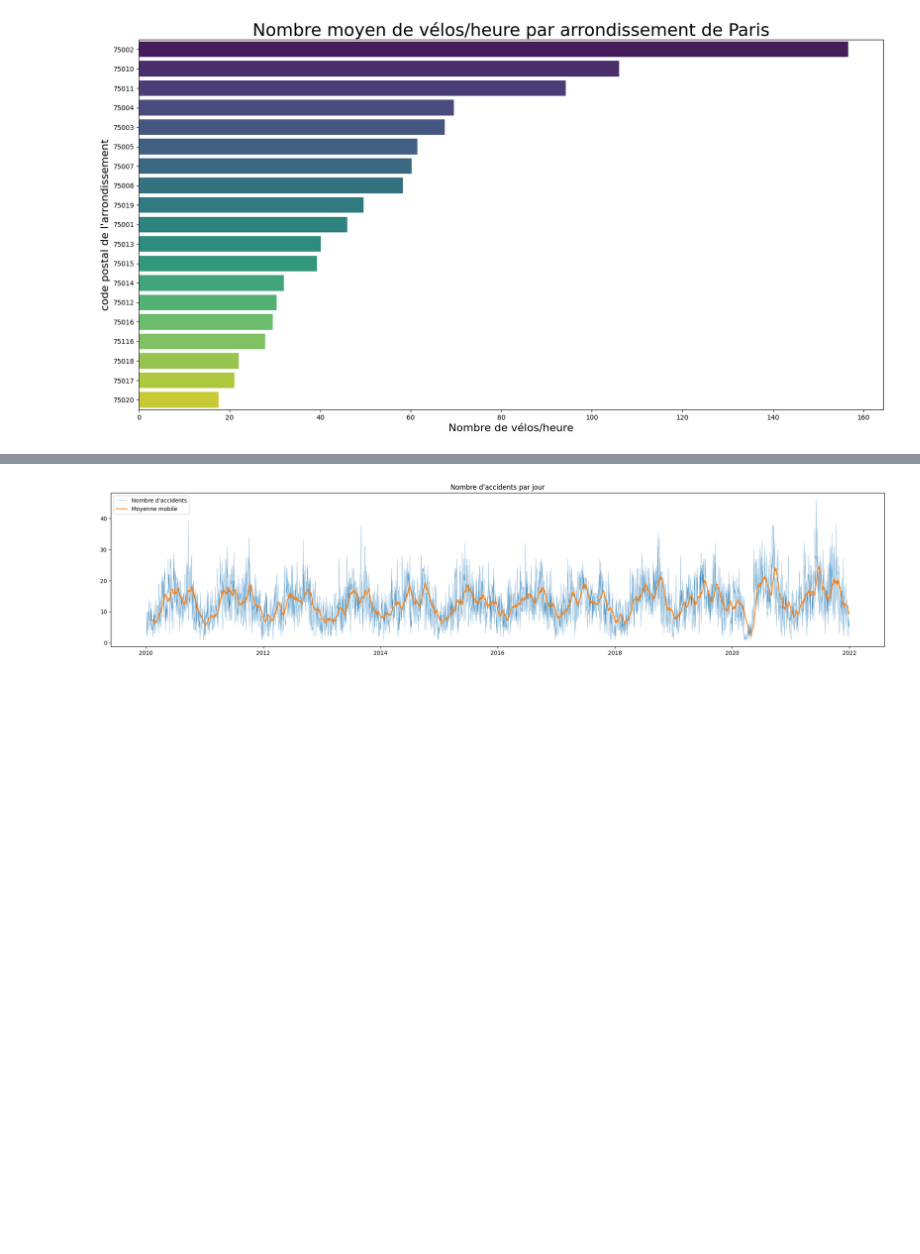
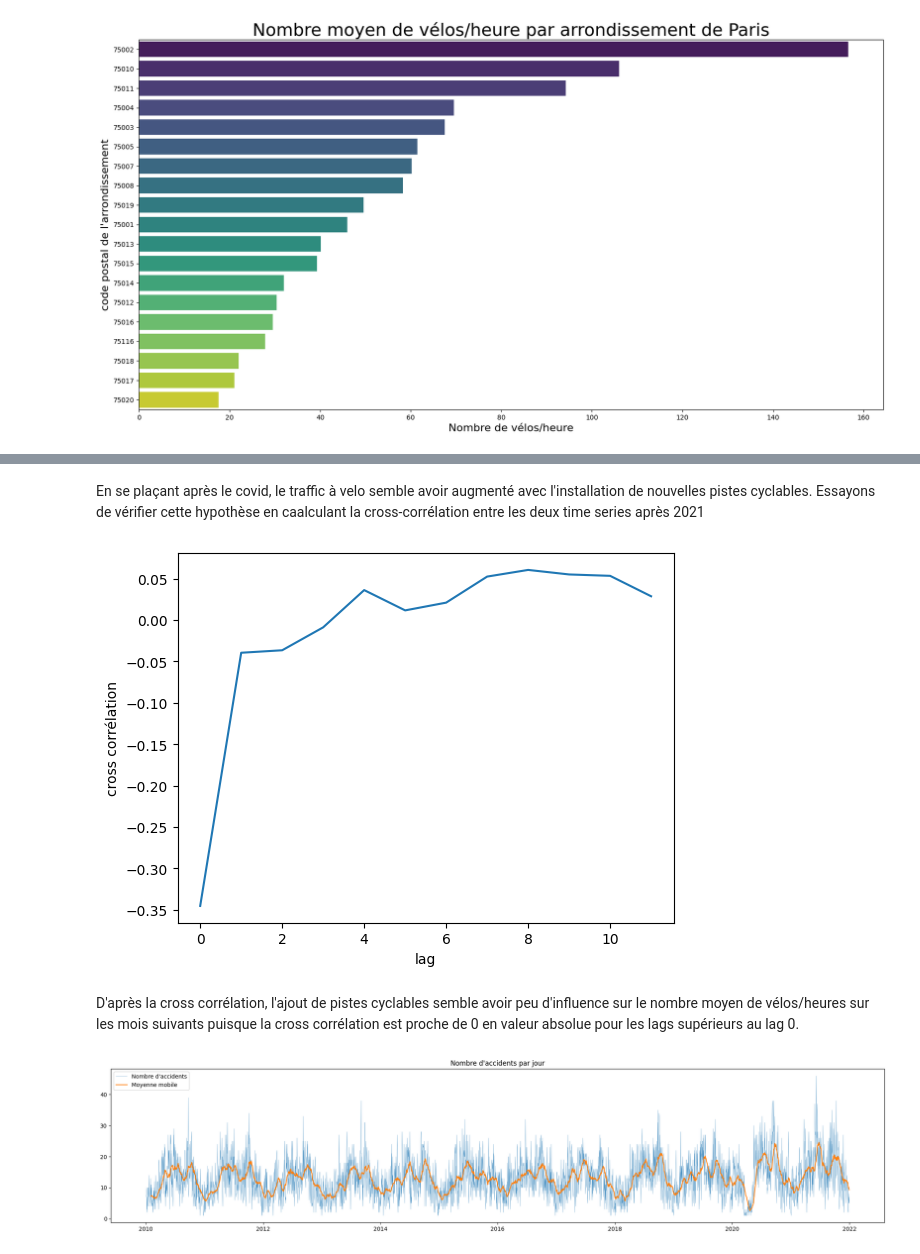
Before and after one commit to gauthgoth/Challenge---Etudes-de-Cas, a Jupyter notebook: dataviz.ipynb, the cells around one changed output, grey strips where cells are left out. Saved outputs shown, nothing was run; the diff lists cells and outputs as text; code cells hidden in the pictures; blank space fills up the shorter version.

```diff
--- a/dataviz.ipynb
+++ b/dataviz.ipynb
@@ -340,3 +410,20 @@ plt.show();
+# %% [markdown]
+En se plaçant après le covid, le traffic à velo semble avoir augmenté avec l'installation de nouvelles pistes cyclables.
+Essayons de vérifier cette hypothèse en caalculant la cross-corrélation entre les deux time series après 2021
+# %%
+import statsmodels.api as sm
+bike_lane_extended = bike_lane_extended[bike_lane_extended['date']>='2021-01-01']
+bike_lane_extended['month'] = bike_lane_extended['date'].dt.month
+agg_month = bike_lane_extended.groupby('month')[['sum_counts','total_length']].mean().reset_index()
+cross_corr = sm.tsa.stattools.ccf(agg_month['total_length'],agg_month['sum_counts'], adjusted=False)
+plt.plot(range(len(cross_corr)),cross_corr)
+plt.xlabel('lag')
+plt.ylabel('cross corrélation')
+plt.show();
+# %% [output]
+[figure, added]
+# %% [markdown]
+D'après la cross corrélation, l'ajout de pistes cyclables semble avoir peu d'influence sur le nombre moyen de vélos/heures sur les mois suivants puisque la cross corrélation est proche de 0 en valeur absolue pour les lags supérieurs au lag 0.
 # %%
 import matplotlib.pyplot as plt
 
```
Also changed, not shown: parts of 14 cells of this notebook, 3 other files.
